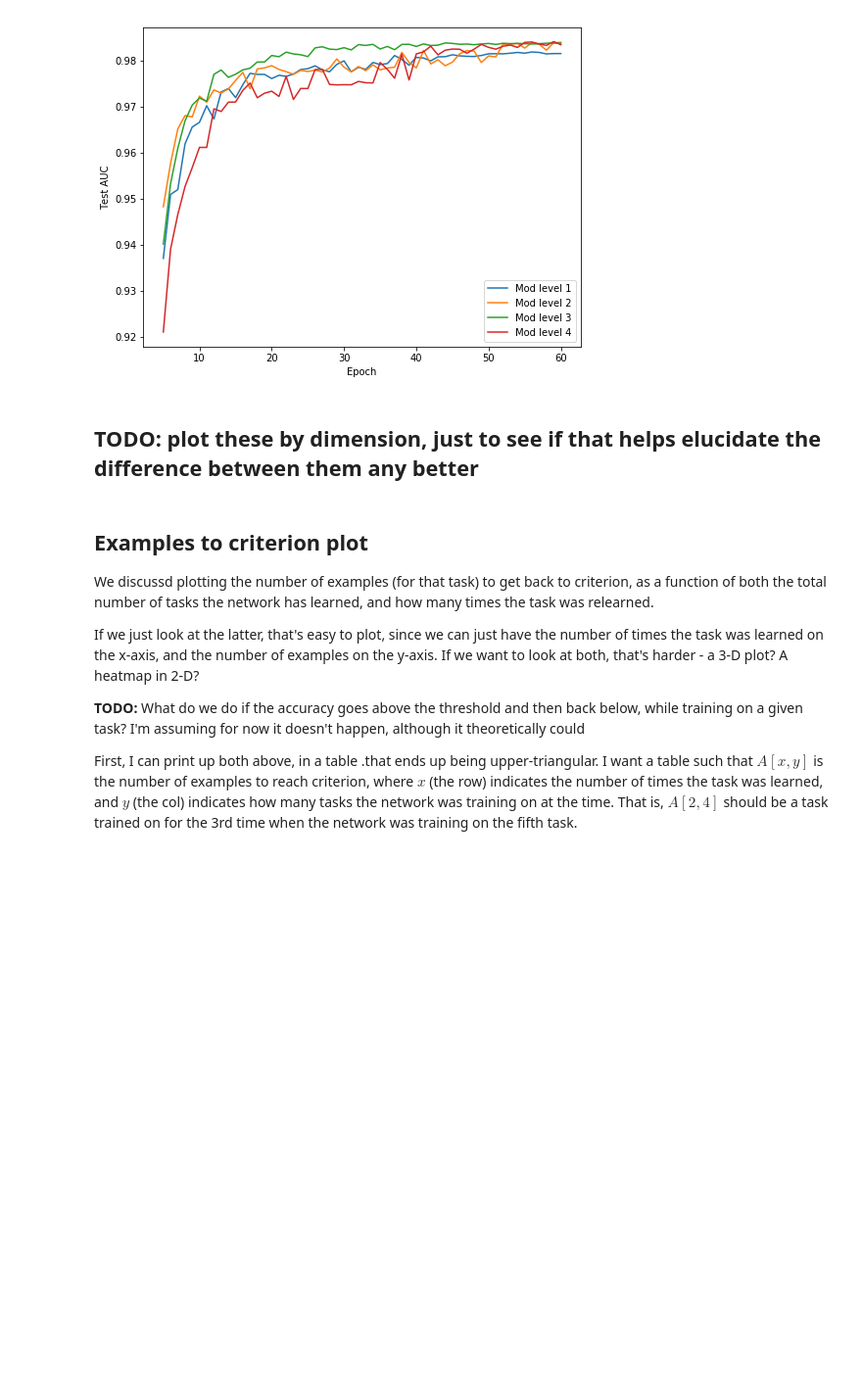
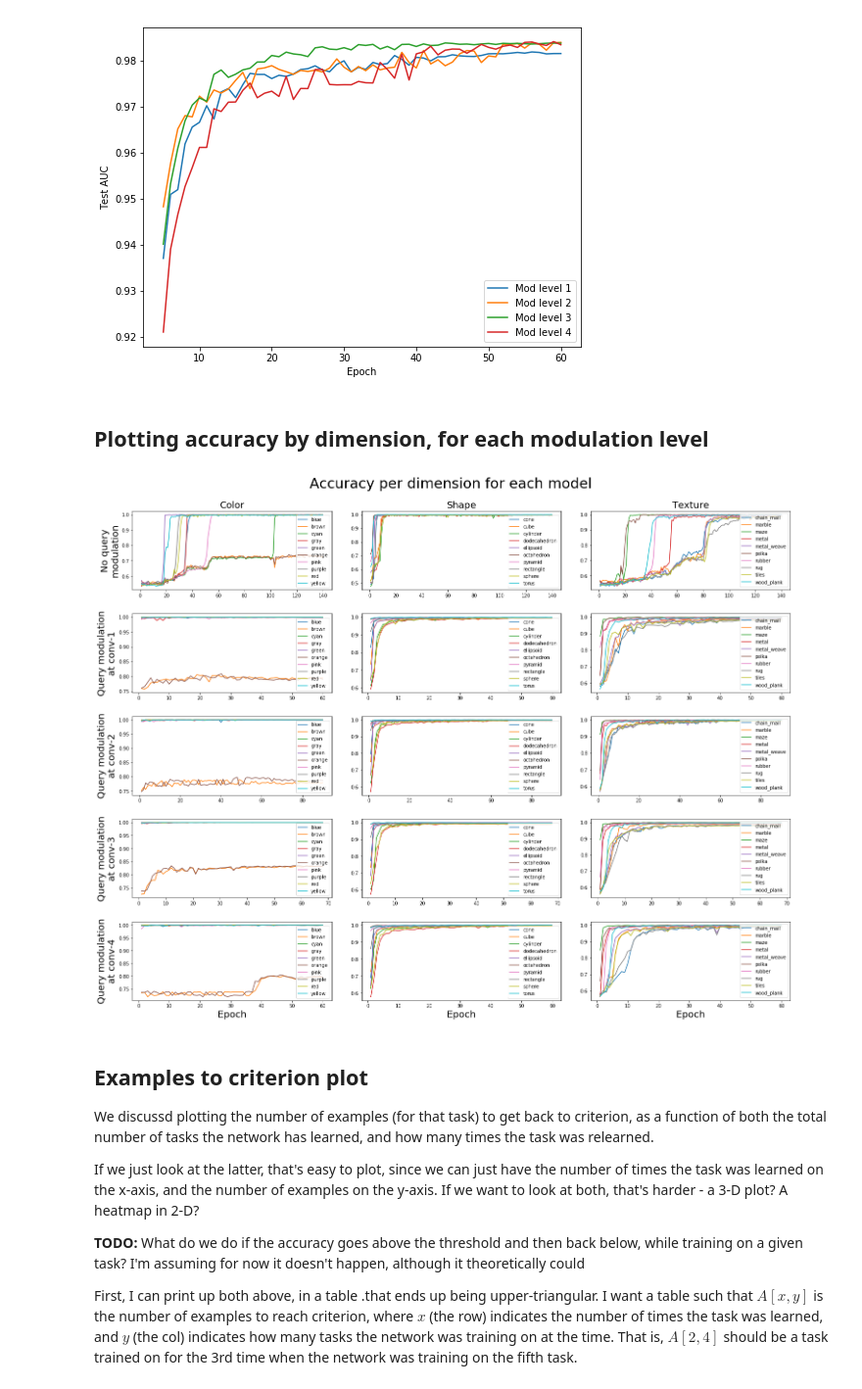
Before and after one commit to guydav/deep-learning-projects, a Jupyter notebook: notebooks/Meta_Learning_Data_Analysis_query_mod_entire_dataset.ipynb, the cells around one changed output. Shown at 98% size. Saved outputs shown, nothing was run; the diff lists cells and outputs as text; code cells hidden in the pictures; blank space fills up the shorter version.

```diff
--- a/notebooks/Meta_Learning_Data_Analysis_query_mod_entire_dataset.ipynb
+++ b/notebooks/Meta_Learning_Data_Analysis_query_mod_entire_dataset.ipynb
@@ -95,5 +95,13 @@ comparison_plot('Test AUC', 1, 5, True)
 # %% [output]
 [figure]
 [figure]
-# %% [markdown]
-## TODO: plot these by dimension, just to see if that helps elucidate the difference between them any better
+# %% [markdown]
+## Plotting accuracy by dimension, for each modulation level
+# %%
+QUERY_NAMES = ['blue', 'brown', 'cyan', 'gray', 'green', 'orange', 'pink',
+               'purple', 'red', 'yellow', 'cone', 'cube', 'cylinder',
+               'dodecahedron', 'ellipsoid', 'octahedron', 'pyramid', 'rectangle',
+               'sphere', 'torus', 'chain_mail', 'marble', 'maze', 'metal',
+               'metal_weave', 'polka', 'rubber', 'rug', 'tiles', 'wood_plank']
+DIMENSION_NAMES = ['color', 'shape', 'texture']
+KEY_TEMPLATE = 'Test Per-Query Accuracy (dict).{task_id}'
@@ -100,3 +176,9 @@ comparison_plot('Test AUC', 1, 5, True)
+# %%
+fonts = dict(fontsize=20)
+
+plot_accuracy_by_dimension(histories, fonts)
+# %% [output]
+[figure, added]
 # %% [markdown]
 ## Examples to criterion plot
 
```
Also changed, not shown: parts of 2 cells of this notebook, 1 other file.
